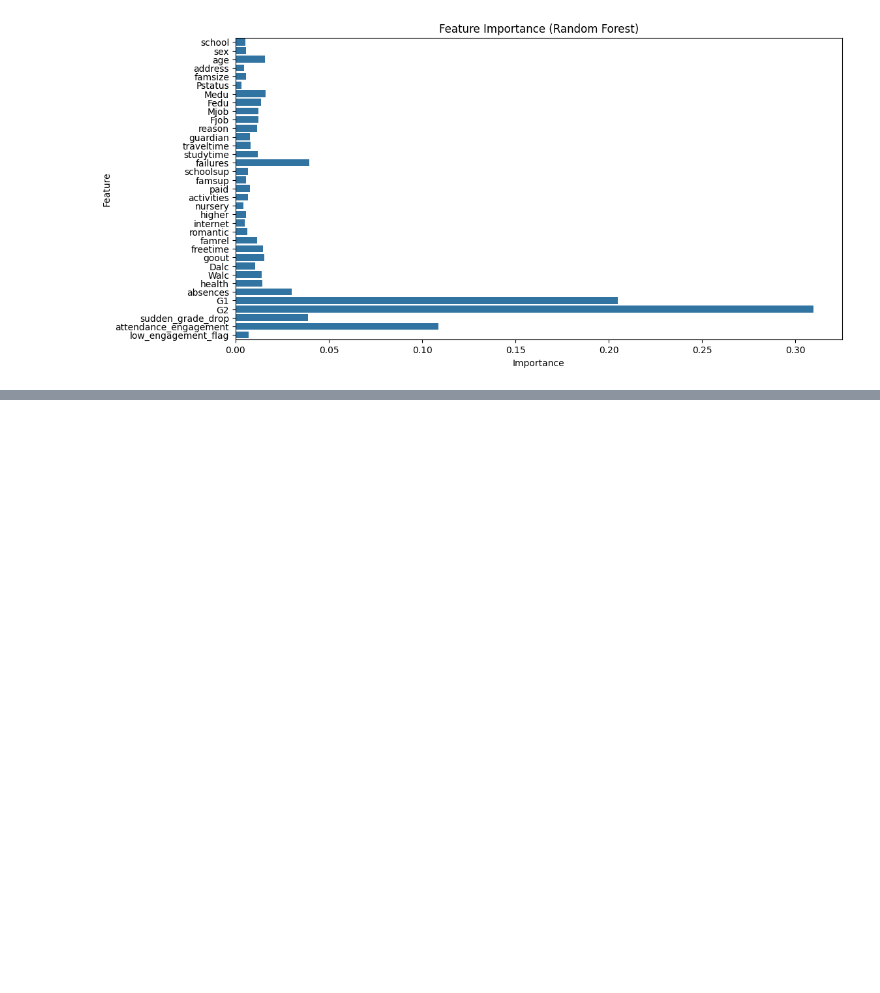
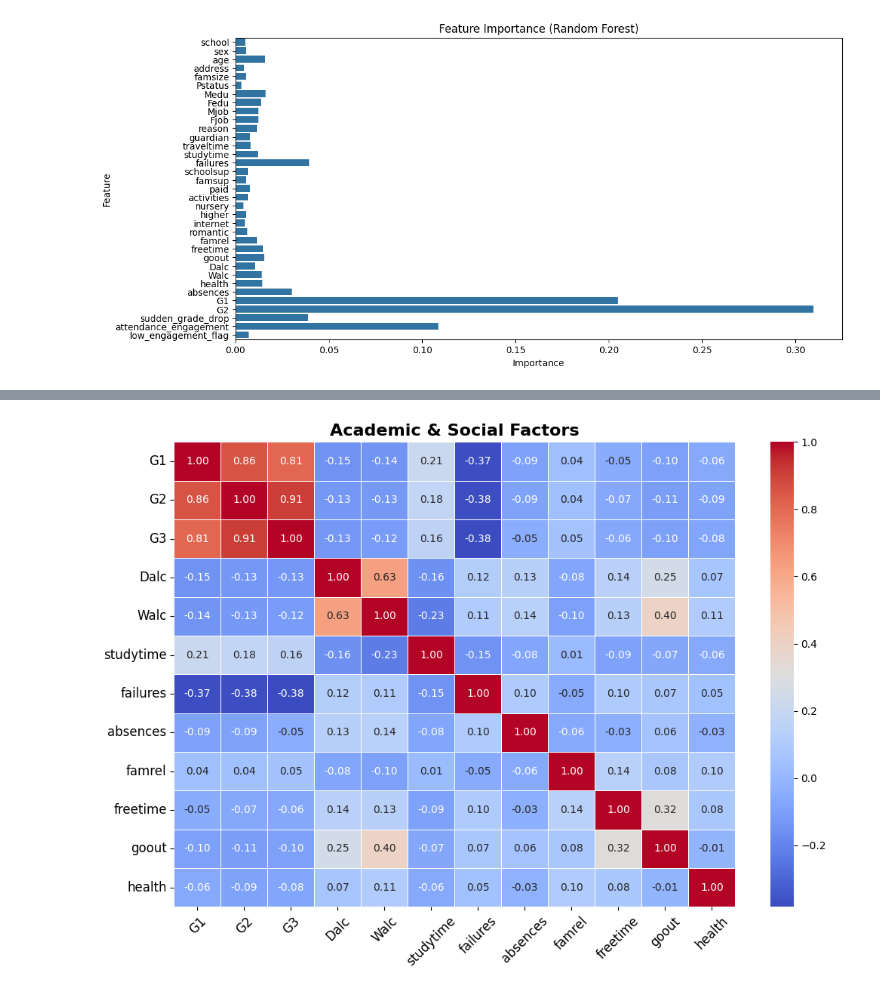
Before and after one commit to ethanshipman/Group-5-Project-4, a Jupyter notebook: Jupyter_Notebooks/EthanS_File.ipynb, the cells around one changed output, grey strips where cells are left out. Saved outputs shown, nothing was run; the diff lists cells and outputs as text; code cells hidden in the pictures; blank space fills up the shorter version.

```diff
--- a/Jupyter_Notebooks/EthanS_File.ipynb
+++ b/Jupyter_Notebooks/EthanS_File.ipynb
@@ -134,0 +100,17 @@ Categorical Variables Preview:
+# %%
+# correlation heatmap to analyze the relationships between acedemic and social factors
+correlation_features = ['G1', 'G2', 'G3', 'Dalc', 'Walc', 'studytime', 'failures', 'absences', 'famrel', 'freetime', 'goout', 'health']
+correlation_data = df[correlation_features]
+
+# Compute correlation matrix
+correlation_matrix = correlation_data.corr()
+
+# Create heatmap
+plt.figure(figsize=(12, 8))
+sns.heatmap(correlation_matrix, annot=True, cmap='coolwarm', fmt='.2f', linewidths=0.5)
+plt.title("Academic & Social Factors", fontsize=16, fontweight='bold')
+plt.xticks(rotation=45, fontsize=12)
+plt.yticks(fontsize=12)
+plt.show()
+# %% [output]
+[figure, added]
```
Also changed, not shown: parts of 3 cells of this notebook, 2 other files.
